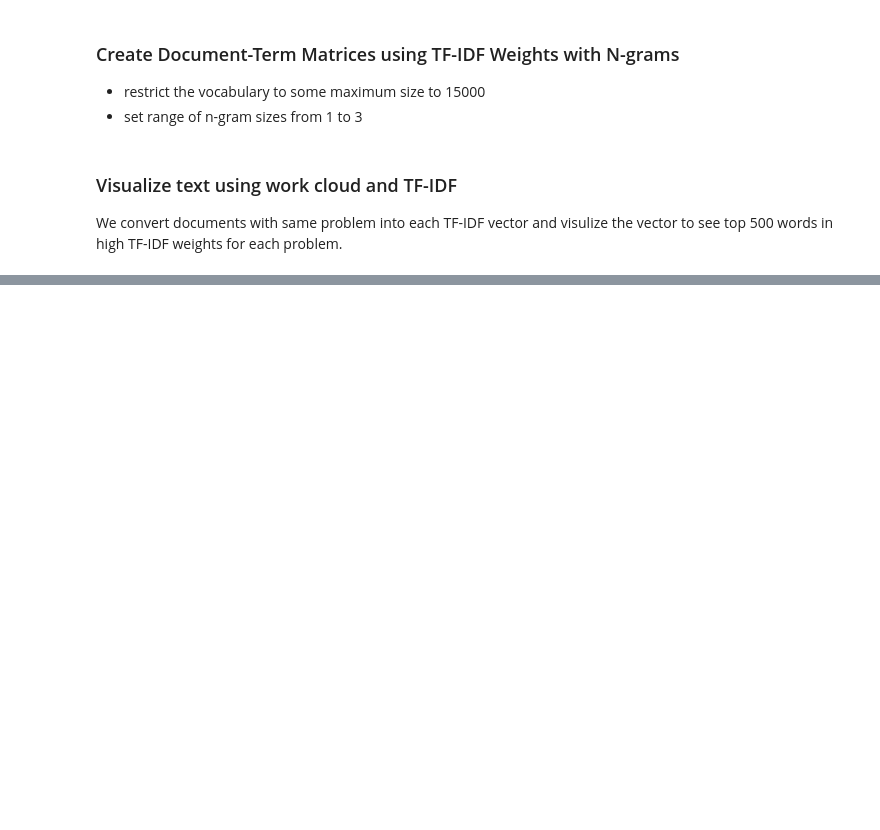
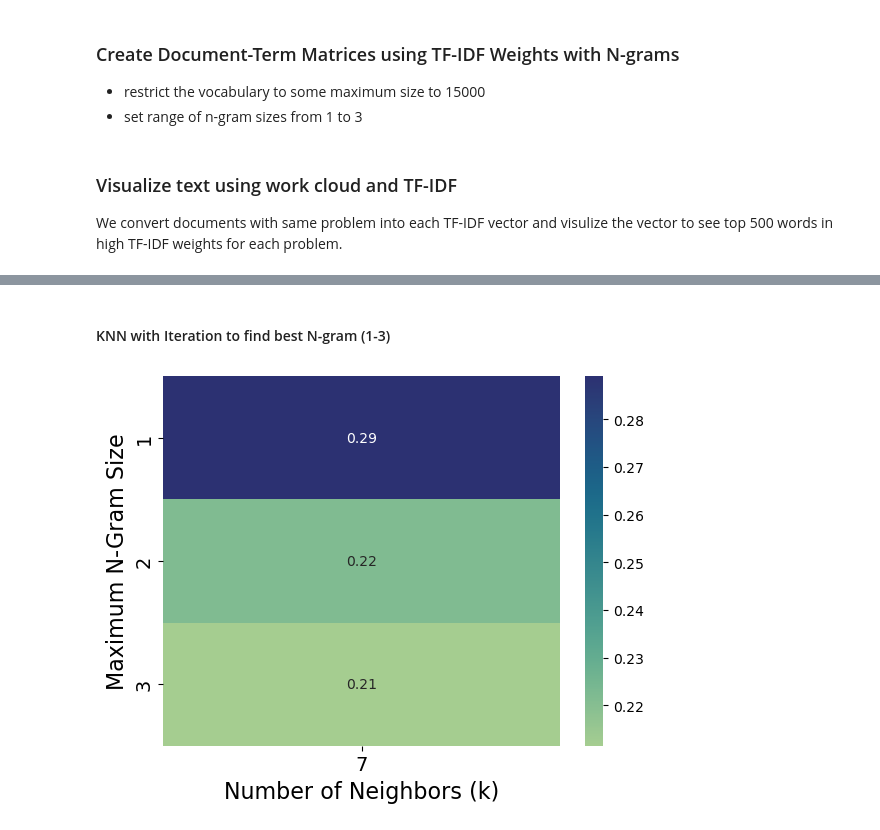
Before and after one commit to msedlkh/wellbeing-police, a Jupyter notebook: wellbeing-police.ipynb, the cells around one changed output, grey strips where cells are left out. Cells and saved outputs as stored; diff of their text form; code cells hidden in the pictures; blank space fills up the shorter version.

```diff
--- a/wellbeing-police.ipynb
+++ b/wellbeing-police.ipynb
@@ -232,0 +278,2 @@ Word cloud of posts from problem schizophrenia
+# %%
+knn = KNeighborsClassifier(n_neighbors=num_labels).fit(X_train, y_train)
@@ -232,0 +308,43 @@ Word cloud of posts from problem schizophrenia
+# %% [markdown]
+#### KNN with Iteration to find best N-gram (1-3)
+# %%
+k_sizes = [7]
+#k_sizes = [7, 17, 27]
+
+max_ngram_size = 3
+num_k = len(k_sizes)
+
+# Number runs = number traing/test a KNN classifier
+num_runs = max_ngram_size * num_k
+
+# numpy array to keep track of all results
+knn_results = np.zeros((max_ngram_size, num_k))
+
+with tqdm(total=num_runs) as pbar:
+    for i, ngram in enumerate(range(1, max_ngram_size+1)):
+        # Create Document-Term Matrix for different n-gram sizes
+        #tfidf_vectorizer = TfidfVectorizer(ngram_range=(1, ngram), max_features=20000)
+        tfidf_vectorizer = TfidfVectorizer(tokenizer=lemmatize, norm='l1',ngram_range=(1, ngram),max_features=15000)
+        X_train = tfidf_vectorizer.fit_transform(sentences_train)
+        X_test = tfidf_vectorizer.transform(sentences_test)
+        # Train & test model using cross validation
+        for j, k in enumerate(k_sizes):
+            knn = KNeighborsClassifier(n_neighbors=k)
+            scores = cross_val_score(knn, X_train, y_train, cv=10, scoring="f1_micro")
+            mean_score = np.mean(scores)
+            knn_results[i,j] = mean_score
+            pbar.update(1)
+# %%
+# Use the heatmap function from the seaborn package
+plt.figure()
+
+sns.heatmap(knn_results, annot=True, cmap="crest", xticklabels=k_sizes, yticklabels=list(range(1,max_ngram_size+1)))
+
+plt.xticks(fontsize=14)
+plt.yticks(fontsize=14)
+plt.ylabel('Maximum N-Gram Size', fontsize=16)
+plt.xlabel('Number of Neighbors (k)', fontsize=16)
+
+plt.show()
+# %% [output]
+[figure, added]
```
Also changed, not shown: parts of 9 cells of this notebook.
